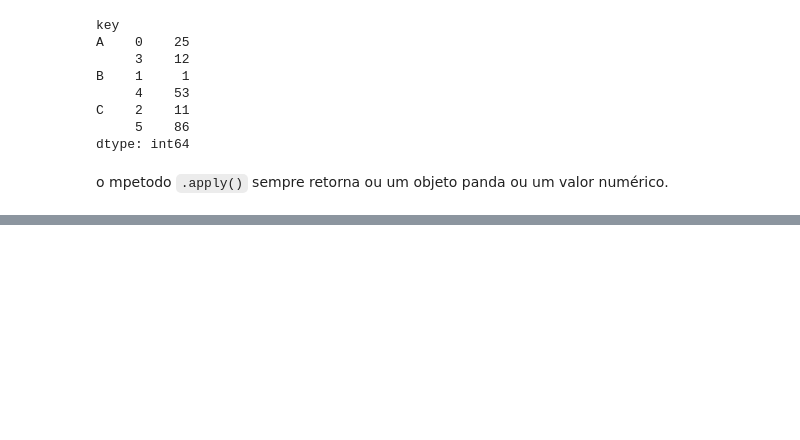
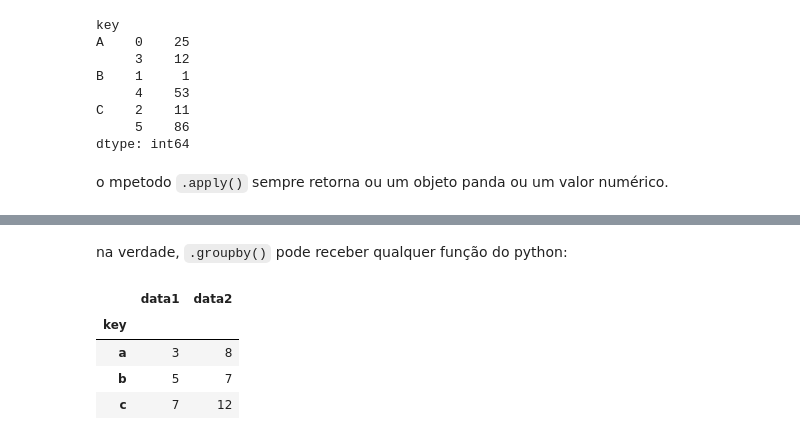
Before and after one commit to lucas-mt/studyPY, a Jupyter notebook: explicaçõesPY/módulos/pandas/aggregations.ipynb, the cells around one changed output, grey strips where cells are left out. Drawn from its saved outputs; the diff is of its cells as text; code cells hidden in the pictures; blank space fills up the shorter version.

```diff
--- a/explicaçõesPY/módulos/pandas/aggregations.ipynb
+++ b/explicaçõesPY/módulos/pandas/aggregations.ipynb
@@ -296,0 +336,10 @@ o mpetodo `.apply()` sempre retorna ou um objeto panda ou um valor numérico.
+# %% [markdown]
+na verdade, `.groupby()` pode receber qualquer função do python:
+# %%
+df2.groupby(str.lower).sum()
+# %% [output]
+|  | data1 | data2 |
+| key |  |  |
+| a | 3 | 8 |
+| b | 5 | 7 |
+| c | 7 | 12 |
```
Also changed, not shown: parts of 18 cells of this notebook.
